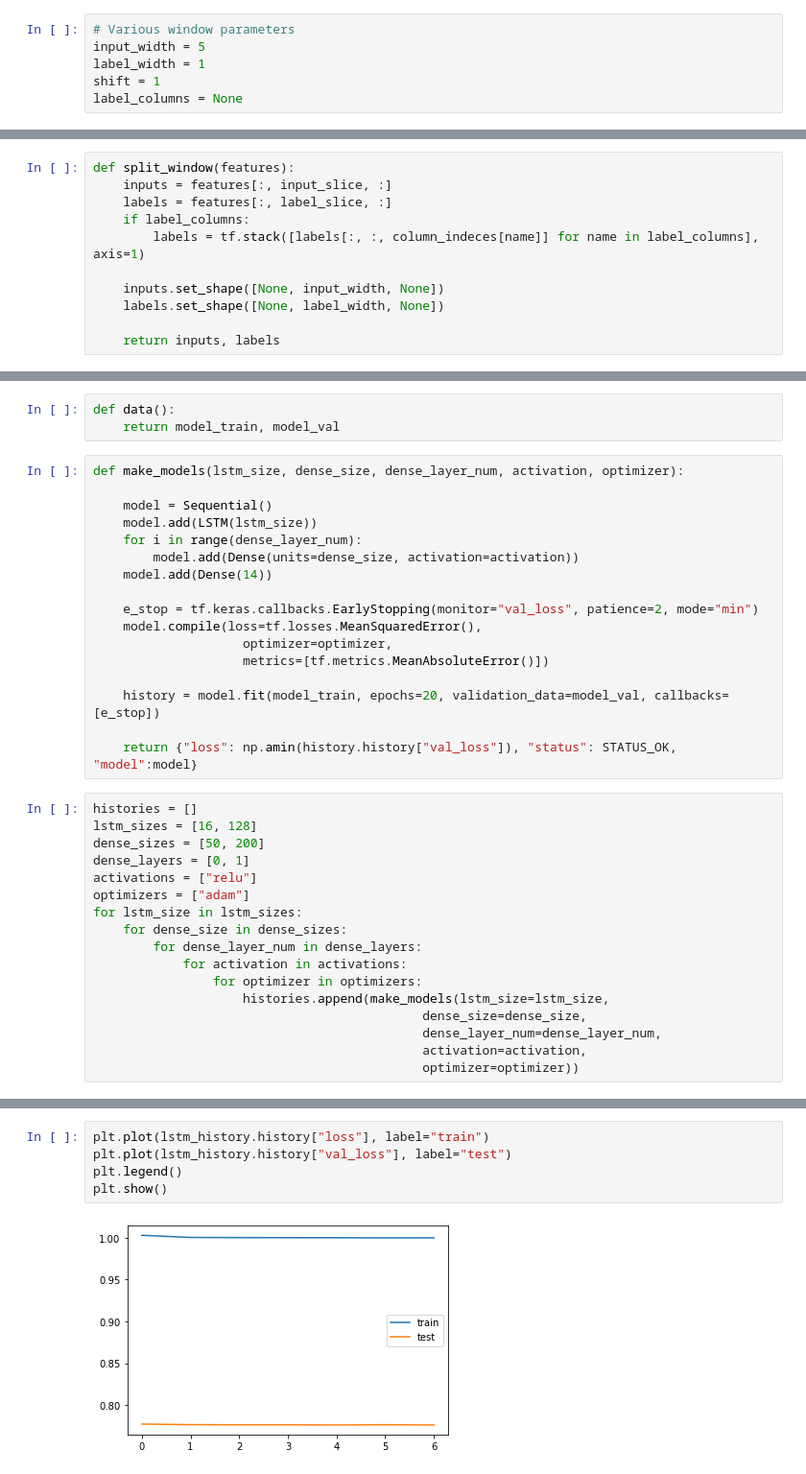
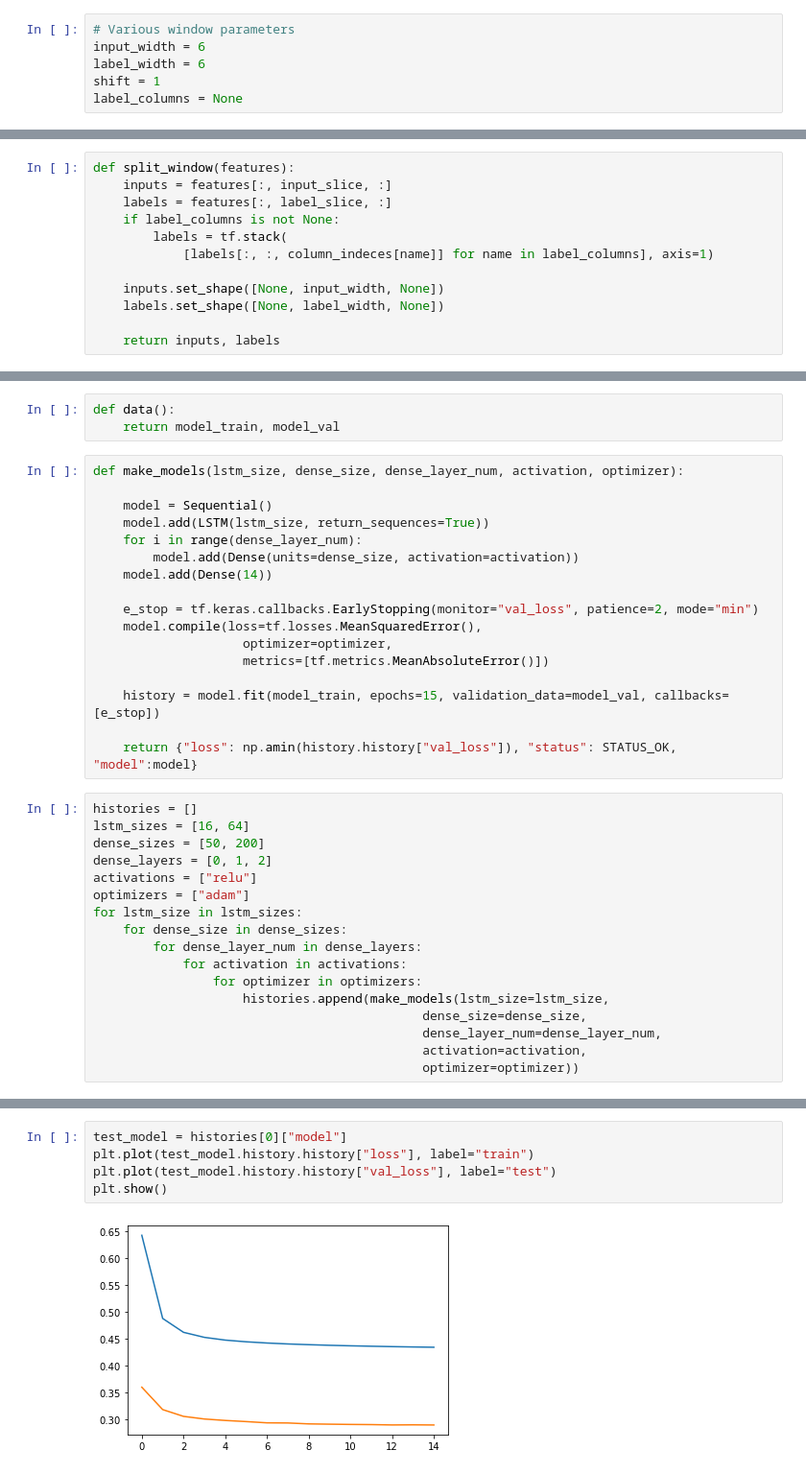
Before and after one commit to tward90/LSTM_Weather_Forecast, a Jupyter notebook: WeatherModelTrain.ipynb, the cells around one changed output, grey strips where cells are left out. Shown at 96% size. Saved outputs shown, nothing was run; the diff lists cells and outputs as text.

```diff
--- a/WeatherModelTrain.ipynb
+++ b/WeatherModelTrain.ipynb
@@ -81,8 +67,8 @@ val_scaled = scaler.transform(val_df)
 test_scaled = scaler.transform(test_df)
 # %%
 # Various window parameters
-input_width = 5
-label_width = 1
+input_width = 6
+label_width = 6
 shift = 1
 label_columns = None
 # %%
@@ -105,8 +88,9 @@ array([24])
 def split_window(features):
     inputs = features[:, input_slice, :]
     labels = features[:, label_slice, :]
-    if label_columns:
-        labels = tf.stack([labels[:, :, column_indeces[name]] for name in label_columns], axis=1)
+    if label_columns is not None:
+        labels = tf.stack(
+            [labels[:, :, column_indeces[name]] for name in label_columns], axis=1)
 
     inputs.set_shape([None, input_width, None])
     labels.set_shape([None, label_width, None])
@@ -190,7 +141,7 @@ def data():
 def make_models(lstm_size, dense_size, dense_layer_num, activation, optimizer):
 
     model = Sequential()
-    model.add(LSTM(lstm_size))
+    model.add(LSTM(lstm_size, return_sequences=True))
     for i in range(dense_layer_num):
         model.add(Dense(units=dense_size, activation=activation))
     model.add(Dense(14))
@@ -200,14 +151,14 @@ def make_models(lstm_size, dense_size, dense_layer_num, activation, optimizer):
                     optimizer=optimizer,
                     metrics=[tf.metrics.MeanAbsoluteError()])
 
-    history = model.fit(model_train, epochs=20, validation_data=model_val, callbacks=[e_stop])
+    history = model.fit(model_train, epochs=15, validation_data=model_val, callbacks=[e_stop])
 
     return {"loss": np.amin(history.history["val_loss"]), "status": STATUS_OK, "model":model}
 # %%
 histories = []
-lstm_sizes = [16, 128]
+lstm_sizes = [16, 64]
 dense_sizes = [50, 200]
-dense_layers = [0, 1]
+dense_layers = [0, 1, 2]
 activations = ["relu"]
 optimizers = ["adam"]
 for lstm_size in lstm_sizes:
@@ -277,7 +200,7 @@ Epoch 7/10
 # %%
-plt.plot(lstm_history.history["loss"], label="train")
-plt.plot(lstm_history.history["val_loss"], label="test")
-plt.legend()
+test_model = histories[0]["model"]
+plt.plot(test_model.history.history["loss"], label="train")
+plt.plot(test_model.history.history["val_loss"], label="test")
 plt.show()
 # %% [output]
-[figure, old version]
+[figure, new version]
```
Also changed, not shown: parts of 20 cells of this notebook.
